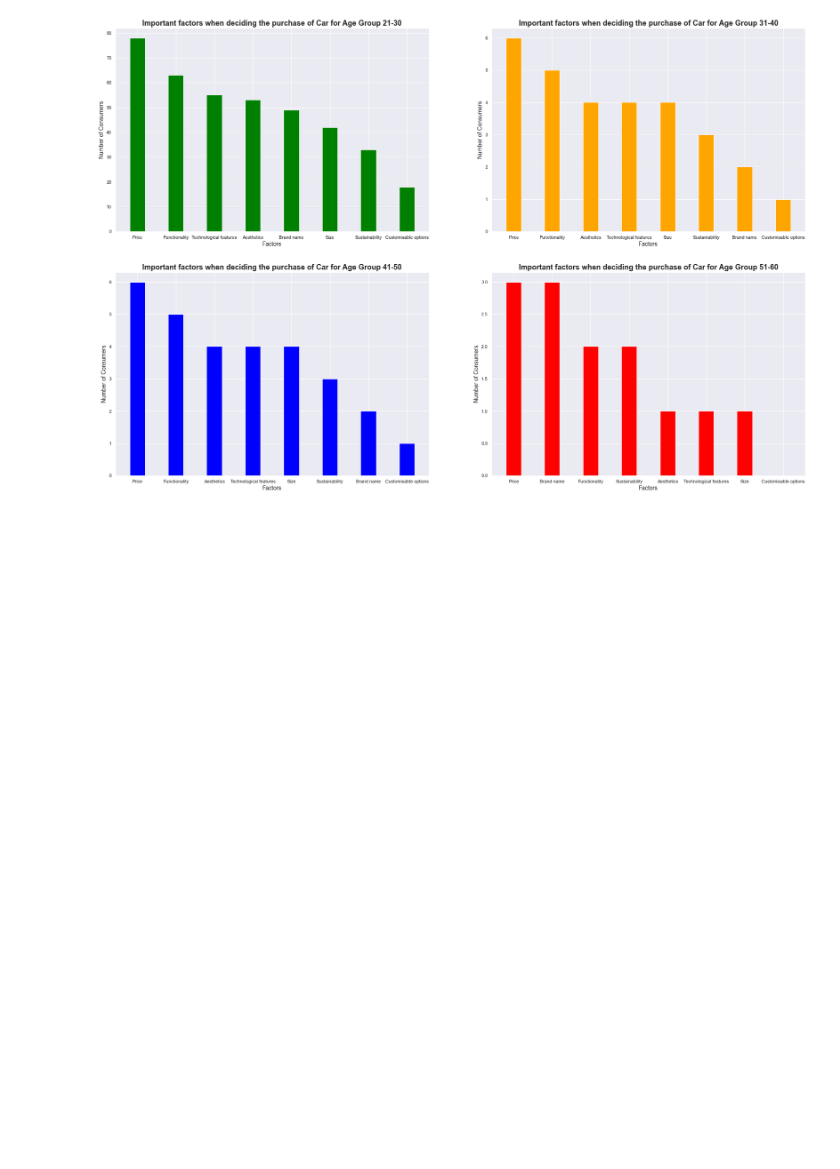
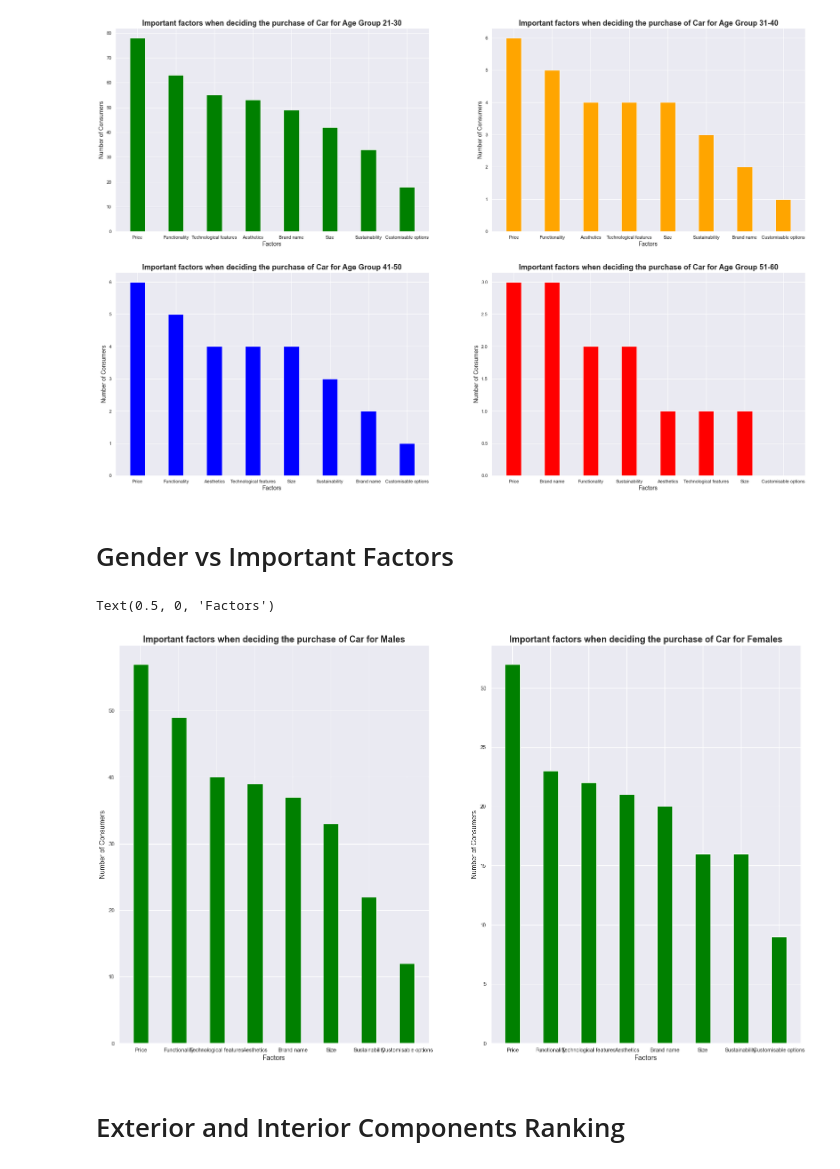
Before and after one commit to ZJTAN97/Machine_Intelligence, a Jupyter notebook: main.ipynb, the cells around one changed output. Cells and saved outputs as stored; diff of their text form; code cells hidden in the pictures; blank space fills up the shorter version.

```diff
--- a/main.ipynb
+++ b/main.ipynb
@@ -123,3 +113,36 @@ plt.xlabel('Factors', size=14)
 # %% [output]
 Text(0.5, 0, 'Factors')
 [figure]
+# %% [markdown]
+# Gender vs Important Factors
+# %%
+df_gender = df[['Price', 'Brand name', 'Aesthetics', 'Technological features', 'Functionality', 'Size', 'Customisable options', 'Sustainability', 'Gender']].groupby('Gender')
+
+fig, ax = plt.subplots(1, 2, figsize=(25, 15))
+
+male = df_gender.get_group('Male').sum().to_dict()
+male.popitem()
+male = dict(sorted(male.items(), key= lambda item: item[1], reverse=True))
+male_features = list(male.keys())
+male_values = list(male.values())
+plt.subplot(1, 2, 1)
+plt.bar(male_features, male_values, width=0.4, color='green')
+plt.title('Important factors when deciding the purchase of Car for Males', size=18, weight='bold')
+plt.ylabel('Number of Consumers', size=14)
+plt.xlabel('Factors', size=14)
+
+female = df_gender.get_group('Female').sum().to_dict()
+female.popitem()
+female = dict(sorted(female.items(), key= lambda item: item[1], reverse=True))
+female_features = list(female.keys())
+female_values = list(female.values())
+plt.subplot(1, 2, 2)
+plt.bar(female_features, female_values, width=0.4, color='green')
+plt.title('Important factors when deciding the purchase of Car for Females', size=18, weight='bold')
+plt.ylabel('Number of Consumers', size=14)
+plt.xlabel('Factors', size=14)
+# %% [output]
+Text(0.5, 0, 'Factors')
+[figure, added]
+# %% [markdown]
+# Exterior and Interior Components Ranking
```
Also changed, not shown: parts of 5 cells of this notebook, 2 other files.
